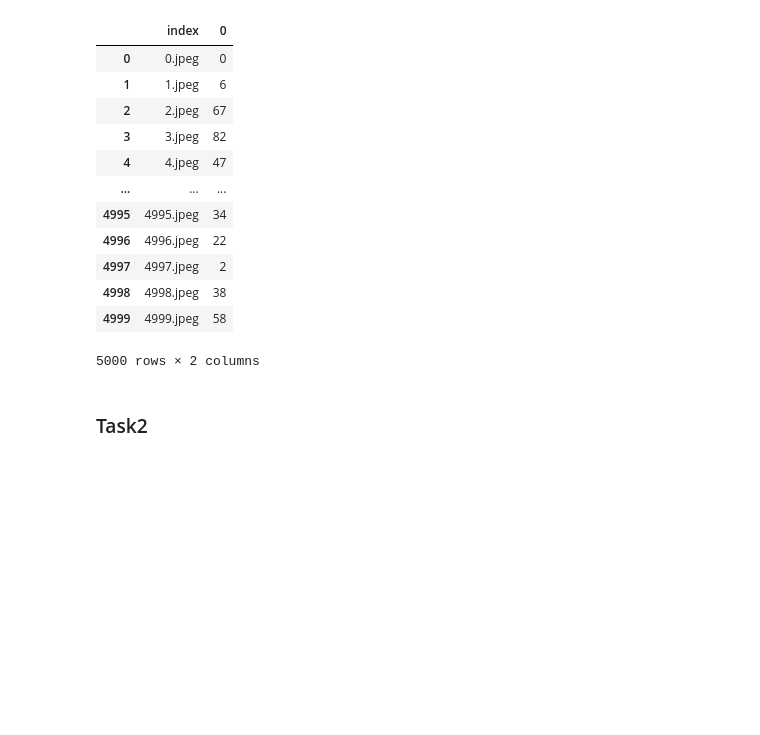
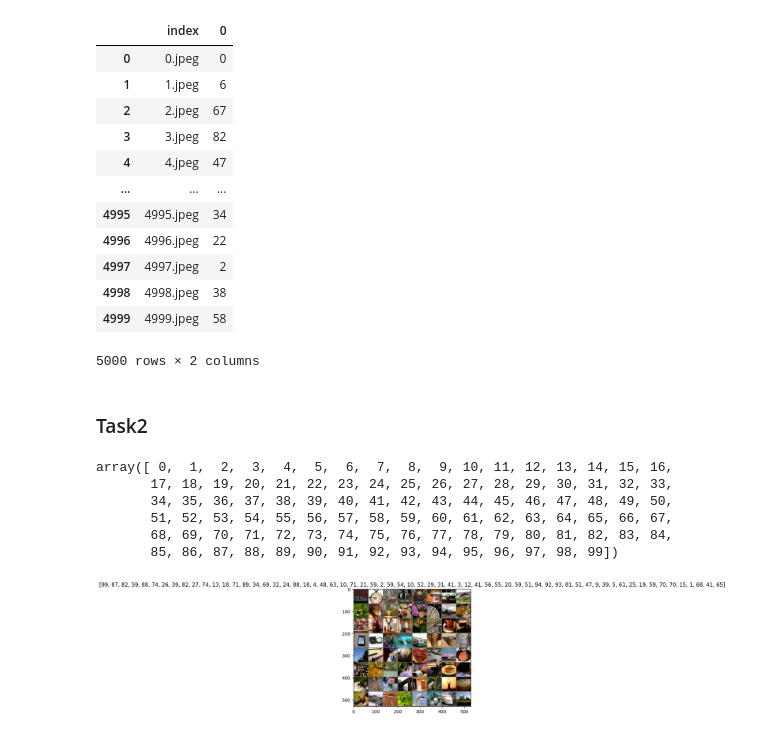
Before and after one commit to luca-marian/hw2-atai, a Jupyter notebook: model.ipynb, the cells around one changed output. Saved outputs shown, nothing was run; the diff lists cells and outputs as text; code cells hidden in the pictures; blank space fills up the shorter version.

```diff
--- a/model.ipynb
+++ b/model.ipynb
@@ -378,0 +375,23 @@ df.to_csv("fist.csv",index=False)
+# %%
+dataset_task2 = LabeledData(TRAIN_TASK2, transform=transform)
+# %%
+dataset_task2.labels.unique()
+# %% [output]
+array([ 0,  1,  2,  3,  4,  5,  6,  7,  8,  9, 10, 11, 12, 13, 14, 15, 16,
+       17, 18, 19, 20, 21, 22, 23, 24, 25, 26, 27, 28, 29, 30, 31, 32, 33,
+       34, 35, 36, 37, 38, 39, 40, 41, 42, 43, 44, 45, 46, 47, 48, 49, 50,
+       51, 52, 53, 54, 55, 56, 57, 58, 59, 60, 61, 62, 63, 64, 65, 66, 67,
+       68, 69, 70, 71, 72, 73, 74, 75, 76, 77, 78, 79, 80, 81, 82, 83, 84,
+       85, 86, 87, 88, 89, 90, 91, 92, 93, 94, 95, 96, 97, 98, 99])
+# %%
+train_loader_task2, valid_loader_task2 = get_split_dataset(dataset_task2, batch_size=64)
+# %%
+# Get a batch of training data
+inputs, classes = next(iter(train_loader_task2))
+
+# Make a grid from batch
+out = torchvision.utils.make_grid(inputs)
+
+imshow(out, title=[x.item() for x in classes])
+# %% [output]
+[figure, added]
```
Also changed, not shown: parts of 7 cells of this notebook, 1 other file.
